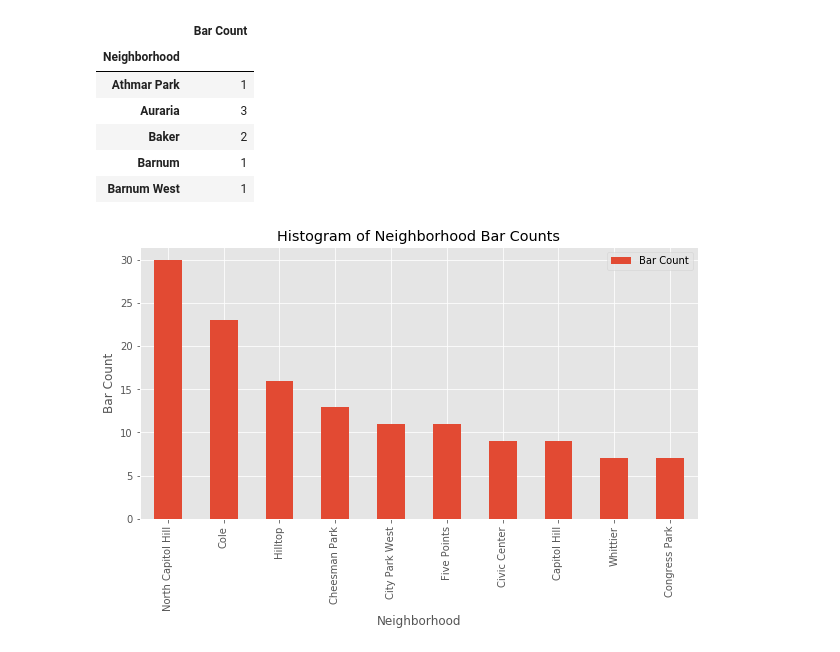
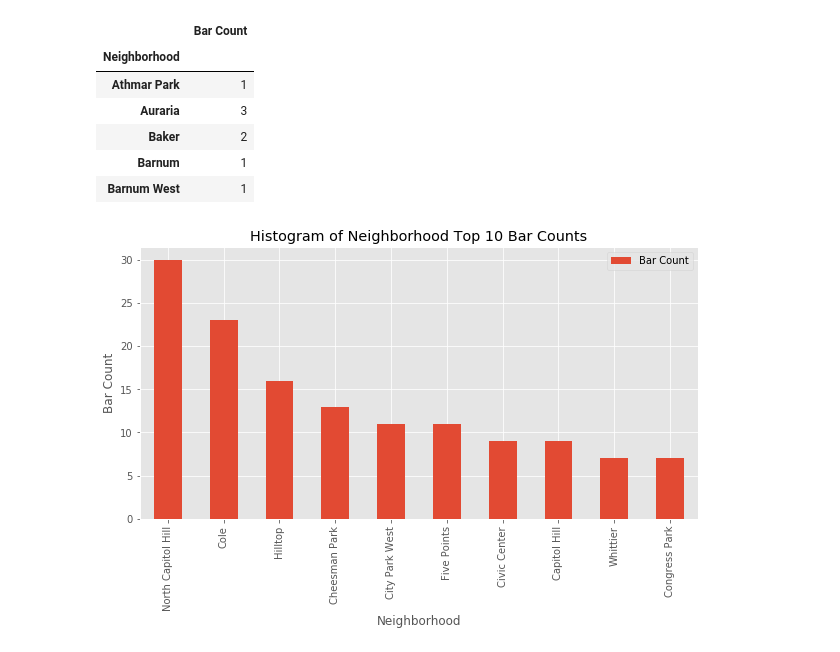
Before and after one commit to bpbell19/Cousera_Capstone, a Jupyter notebook: The Battle of the Neighborhoods (Week 2).ipynb, the cells around one changed output. Saved outputs shown, nothing was run; the diff lists cells and outputs as text; code cells hidden in the pictures.

```diff
--- a/The Battle of the Neighborhoods (Week 2).ipynb
+++ b/The Battle of the Neighborhoods (Week 2).ipynb
@@ -359,10 +359,10 @@ top_most_bars=most_bars.head(10)
 # %%
 top_most_bars.plot(kind='bar', figsize=(10, 5))
 
-plt.title('Histogram of Neighborhood Bar Counts') # add a title to the histogram
+plt.title('Histogram of Neighborhood Top 10 Bar Counts') # add a title to the histogram
 plt.ylabel('Bar Count') # add y-label
 plt.xlabel('Neighborhood') # add x-label
 
 plt.show()
 # %% [output]
-[figure, old version]
+[figure, new version]
```
